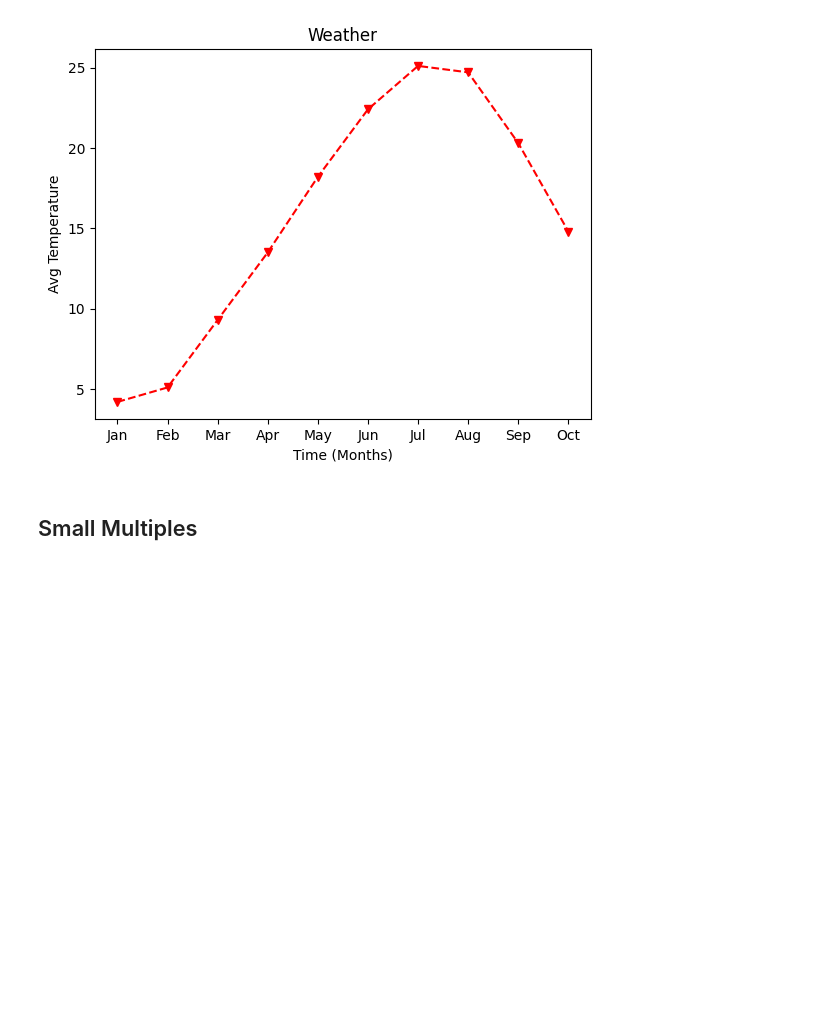
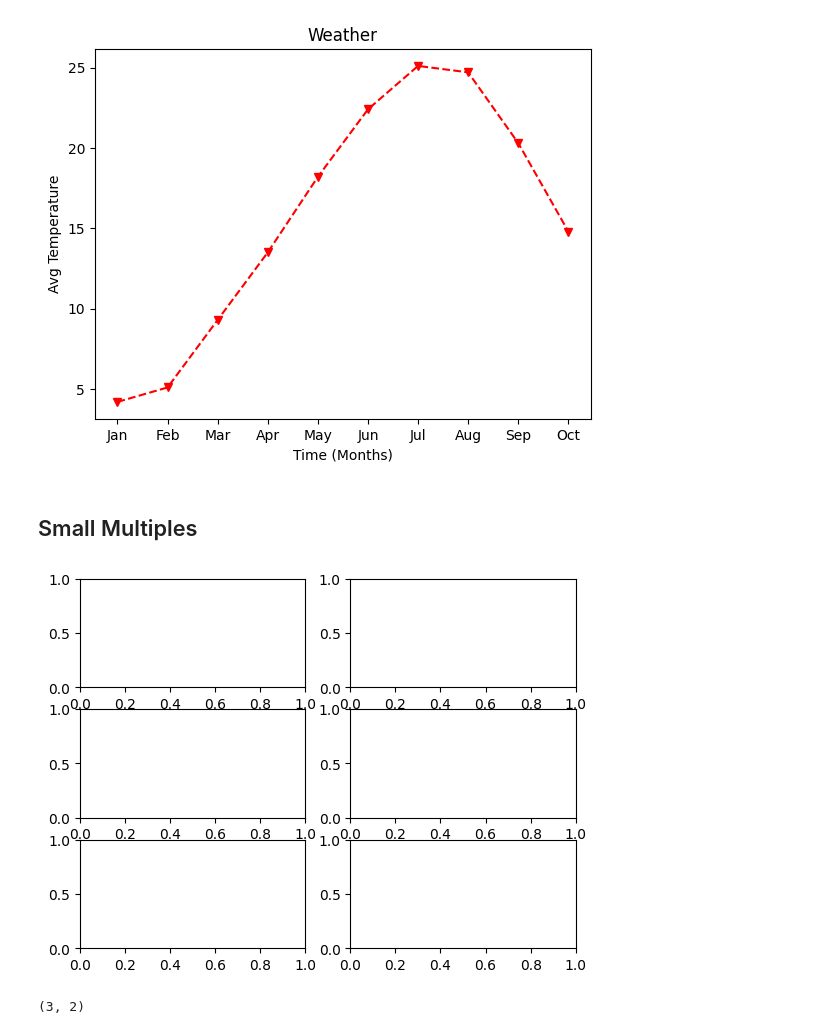
Before and after one commit to PBehari/PTC-ML-Python-1, a Jupyter notebook: notebooks/6. intro_to_matplotlib.ipynb, the cells around one changed output. Cells and saved outputs as stored; diff of their text form; code cells hidden in the pictures; blank space fills up the shorter version.

```diff
--- a/notebooks/6. intro_to_matplotlib.ipynb
+++ b/notebooks/6. intro_to_matplotlib.ipynb
@@ -168,3 +239,16 @@ plt.show()
 [figure]
 # %% [markdown]
 ## Small Multiples
+# %%
+# Create a figure with a 3x2 grid of subplots (3 rows, 2 columns)
+fig, ax = plt.subplots(3, 2)
+
+# Display the figure with the subplots (currently empty)
+plt.show()
+# %% [output]
+[figure, added]
+# %%
+# Check the shape (rows, columns) of the subplot grid (should be (3, 2) for 3 rows and 2 columns)
+ax.shape
+# %% [output]
+(3, 2)
```
Also changed, not shown: parts of 21 cells of this notebook.
